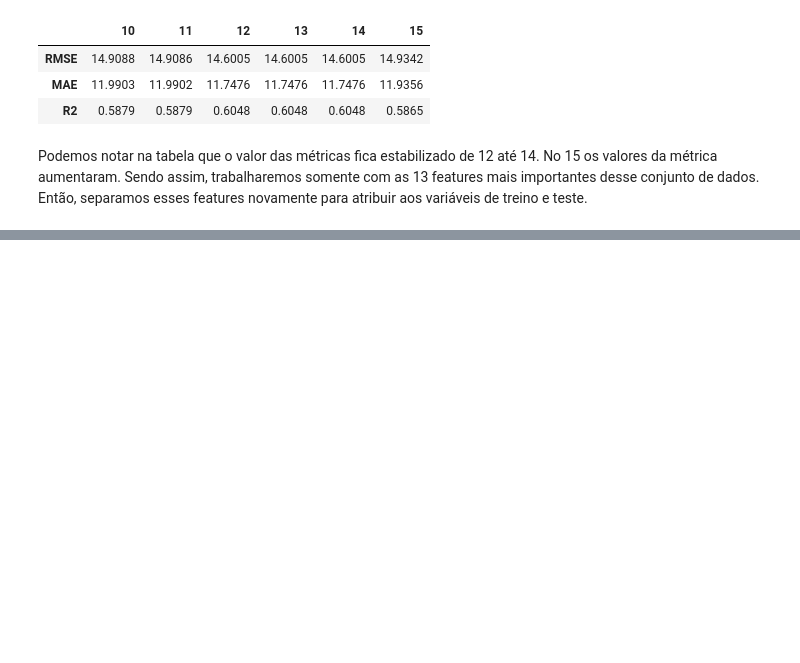
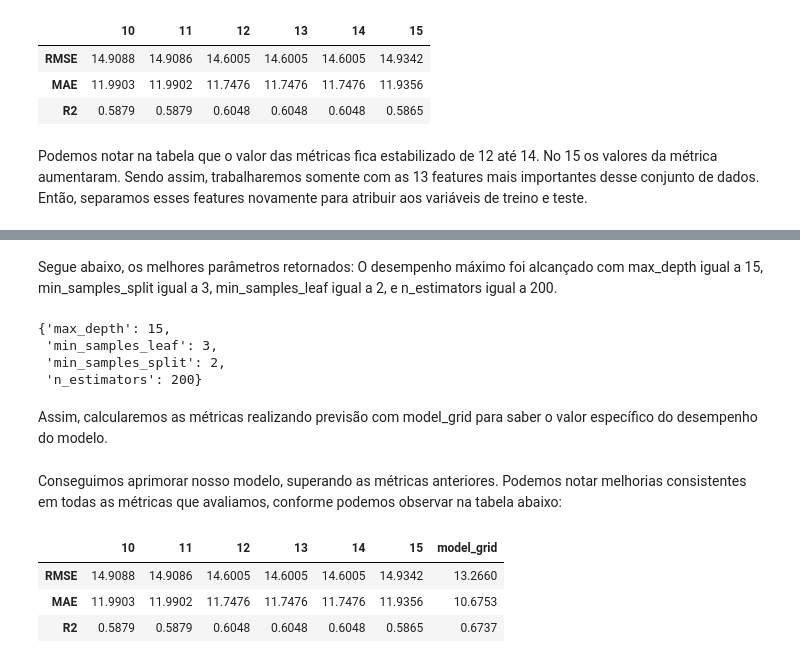
Before and after one commit to CrisNakamura/previsao_atraso_voo, a Jupyter notebook: modelo_atraso_voo.ipynb, the cells around one changed output, grey strips where cells are left out. Saved outputs shown, nothing was run; the diff lists cells and outputs as text; code cells hidden in the pictures; blank space fills up the shorter version.

```diff
--- a/modelo_atraso_voo.ipynb
+++ b/modelo_atraso_voo.ipynb
@@ -537,0 +543,16 @@ X_train, X_test, y_train, y_test = train_test_split(X_selected_features, y, rand
+# %%
+# Criando dicionário com os parâmetros para o GridSearch.
+param_grid = {
+    'max_depth': [5, 10, 15],
+    'min_samples_leaf': [1, 2, 3],
+    'min_samples_split': [2, 4, 6],
+    'n_estimators': [100, 150, 200]}
+# %%
+# Instanciando o GridSearch com os parâmetros definidos anteriormente.
+model_grid = GridSearchCV(estimator=RandomForestRegressor(random_state=42),
+             param_grid=param_grid,
+             scoring='r2',
+             cv=cv)
+
+# Treinando o modelo.
+model_grid.fit(X_train, y_train)
@@ -537,0 +567,30 @@ X_train, X_test, y_train, y_test = train_test_split(X_selected_features, y, rand
+# %% [markdown]
+Segue abaixo, os melhores parâmetros retornados:
+O desempenho máximo foi alcançado com max_depth igual a 15, min_samples_split igual a 3, min_samples_leaf igual a 2, e n_estimators igual a 200.
+# %%
+# Imprimindo os melhores parâmetros.
+model_grid.best_params_
+# %% [output]
+{'max_depth': 15,
+ 'min_samples_leaf': 3,
+ 'min_samples_split': 2,
+ 'n_estimators': 200}
+# %% [markdown]
+Assim, calcularemos as métricas realizando previsão com model_grid para saber o valor específico do desempenho do modelo.
+# %%
+# Fazendo as previsões com os dados de teste.
+y_pred_model_grid = model_grid.predict(X_test)
+
+# Calculando as métricas com a função criada anteriormente.
+metricas_model_grid = calcular_metricas_regressao(y_test, y_pred_model_grid)
+# %% [markdown]
+Conseguimos aprimorar nosso modelo, superando as métricas anteriores. Podemos notar melhorias consistentes em todas as métricas que avaliamos, conforme podemos observar na tabela abaixo:
+# %%
+# Armazenando os resultados no dataframe e comparando com os resultados anteriores.
+results_df['model_grid'] = list(metricas_model_grid.values())
+results_df
+# %% [output]
+|  | 10 | 11 | 12 | 13 | 14 | 15 | model_grid |
+| RMSE | 14.9088 | 14.9086 | 14.6005 | 14.6005 | 14.6005 | 14.9342 | 13.2660 |
+| MAE | 11.9903 | 11.9902 | 11.7476 | 11.7476 | 11.7476 | 11.9356 | 10.6753 |
+| R2 | 0.5879 | 0.5879 | 0.6048 | 0.6048 | 0.6048 | 0.5865 | 0.6737 |
```
Also changed, not shown: parts of 5 cells of this notebook.
